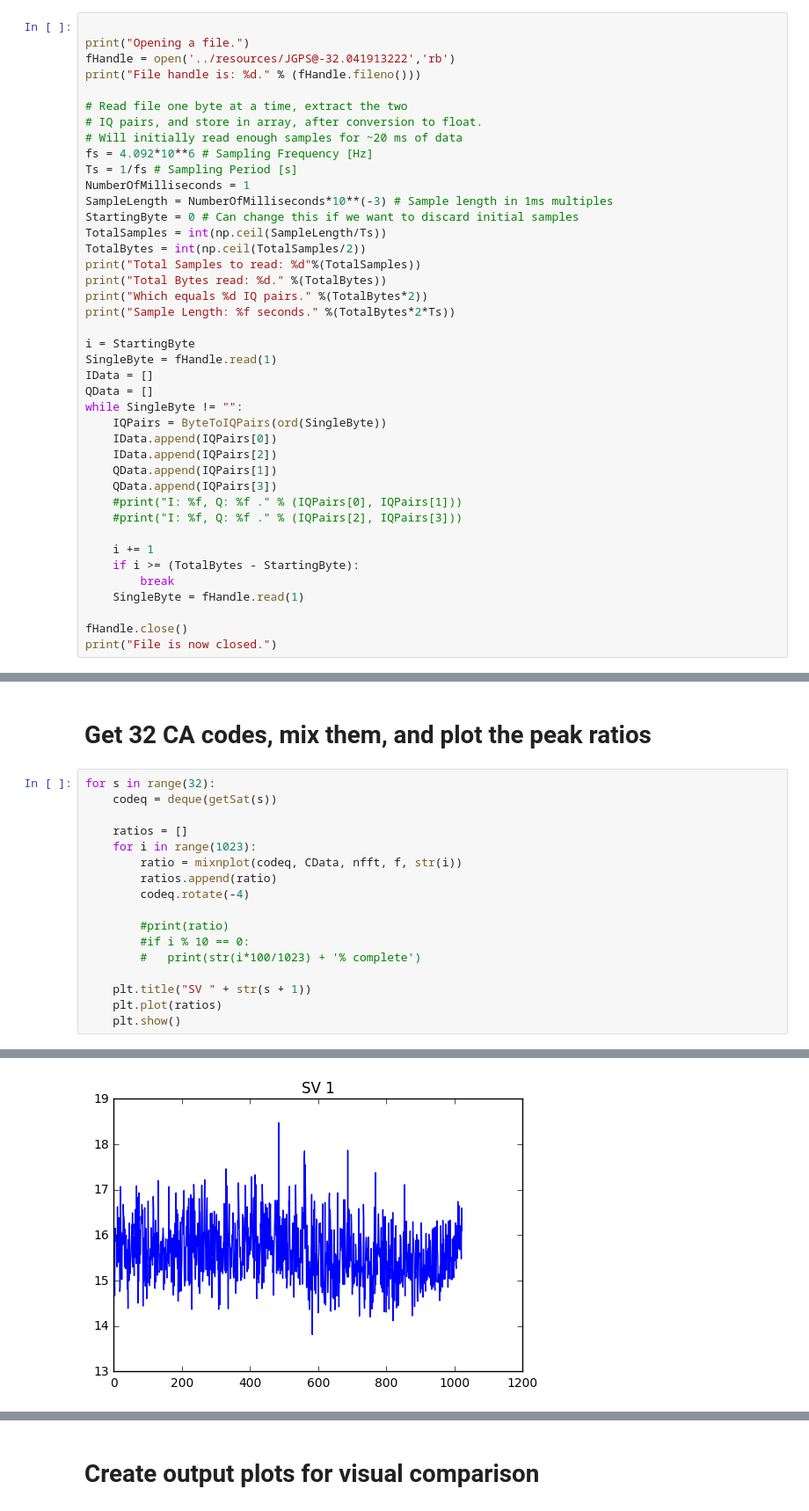
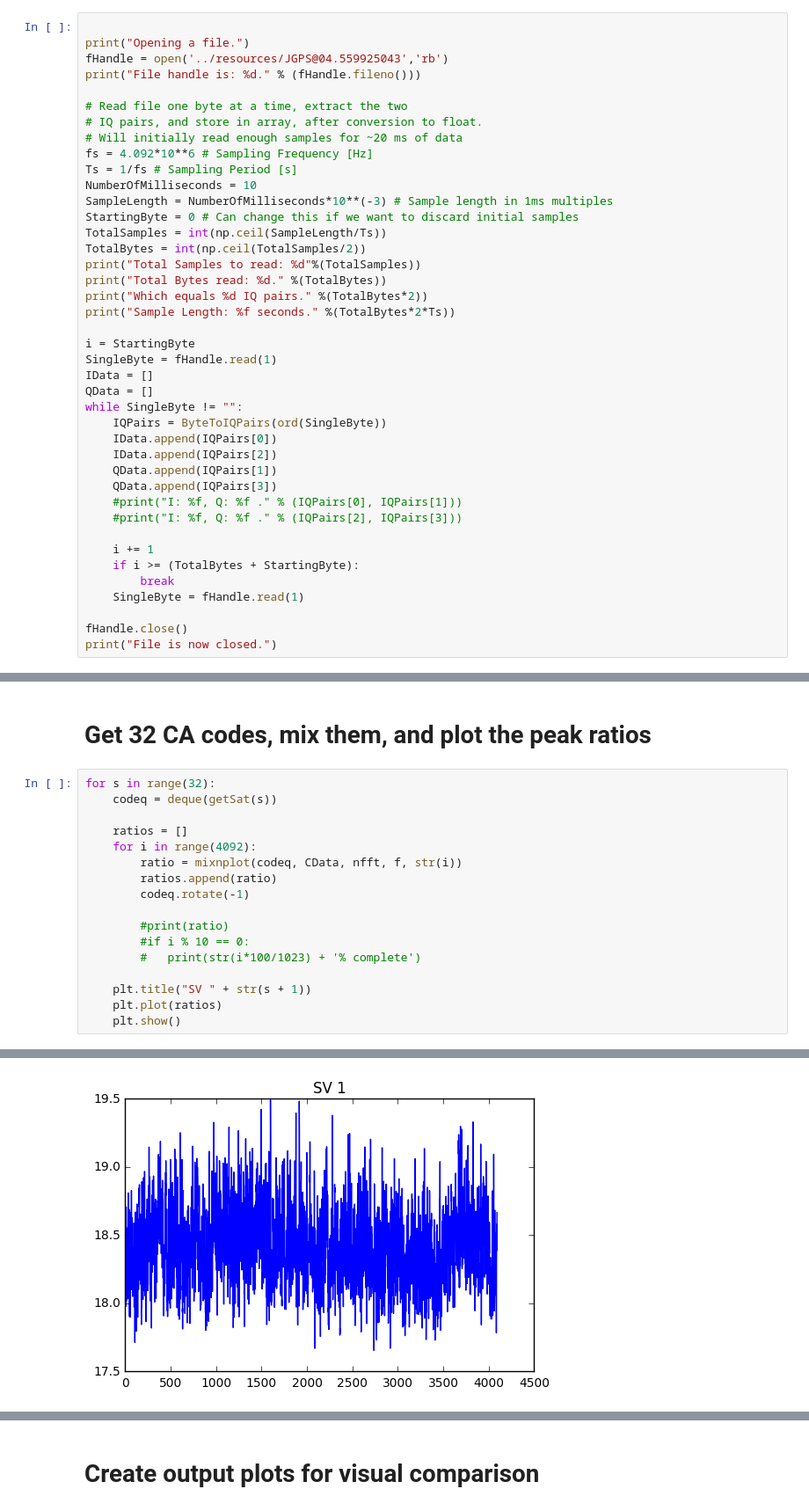
Before and after one commit to wangjiefjj/gps_reciever-design, a Jupyter notebook: notebooks/PFSSA.ipynb, the cells around one changed output, grey strips where cells are left out. Shown at 88% size. Saved outputs shown, nothing was run; the diff lists cells and outputs as text.

```diff
--- a/notebooks/PFSSA.ipynb
+++ b/notebooks/PFSSA.ipynb
@@ -75,7 +75,7 @@ def ByteToIQPairs( TheByte ):
 # %%
 
 print("Opening a file.")
-fHandle = open('../resources/JGPS@-32.041913222','rb')
+fHandle = open('../resources/JGPS@04.559925043','rb')
 print("File handle is: %d." % (fHandle.fileno()))
 
 # Read file one byte at a time, extract the two
@@ -83,7 +83,7 @@ print("File handle is: %d." % (fHandle.fileno()))
 # Will initially read enough samples for ~20 ms of data
 fs = 4.092*10**6 # Sampling Frequency [Hz]
 Ts = 1/fs # Sampling Period [s]
-NumberOfMilliseconds = 1
+NumberOfMilliseconds = 10
 SampleLength = NumberOfMilliseconds*10**(-3) # Sample length in 1ms multiples
 StartingByte = 0 # Can change this if we want to discard initial samples
 TotalSamples = int(np.ceil(SampleLength/Ts))
@@ -107,7 +107,7 @@ while SingleByte != "":
     #print("I: %f, Q: %f ." % (IQPairs[2], IQPairs[3]))
 
     i += 1
-    if i >= (TotalBytes - StartingByte):
+    if i >= (TotalBytes + StartingByte):
         break
     SingleByte = fHandle.read(1)
 
@@ -261,10 +246,10 @@ for s in range(32):
     codeq = deque(getSat(s))
 
     ratios = []
-    for i in range(1023):
+    for i in range(4092):
         ratio = mixnplot(codeq, CData, nfft, f, str(i))
         ratios.append(ratio)
-        codeq.rotate(-4)
+        codeq.rotate(-1)
 
         #print(ratio)
         #if i % 10 == 0:
@@ -279,2 +264,2 @@ Satellite chosen: 0, with tap: (3, 9)
-[figure, old version]
+[figure, new version]
 Satellite chosen: 1, with tap: (1, 5)
```
Also changed, not shown: parts of 9 cells of this notebook, 1 other file.
